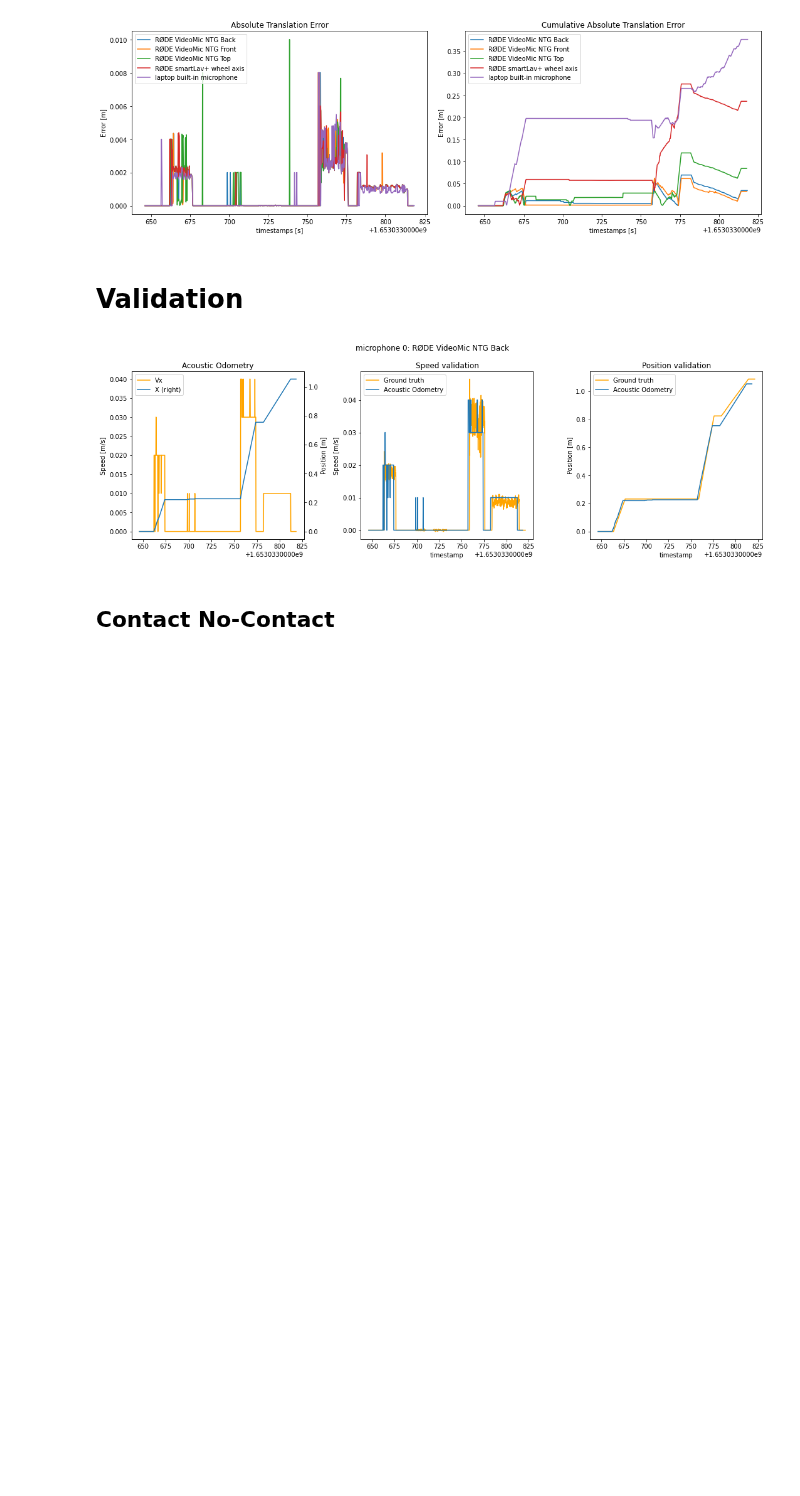
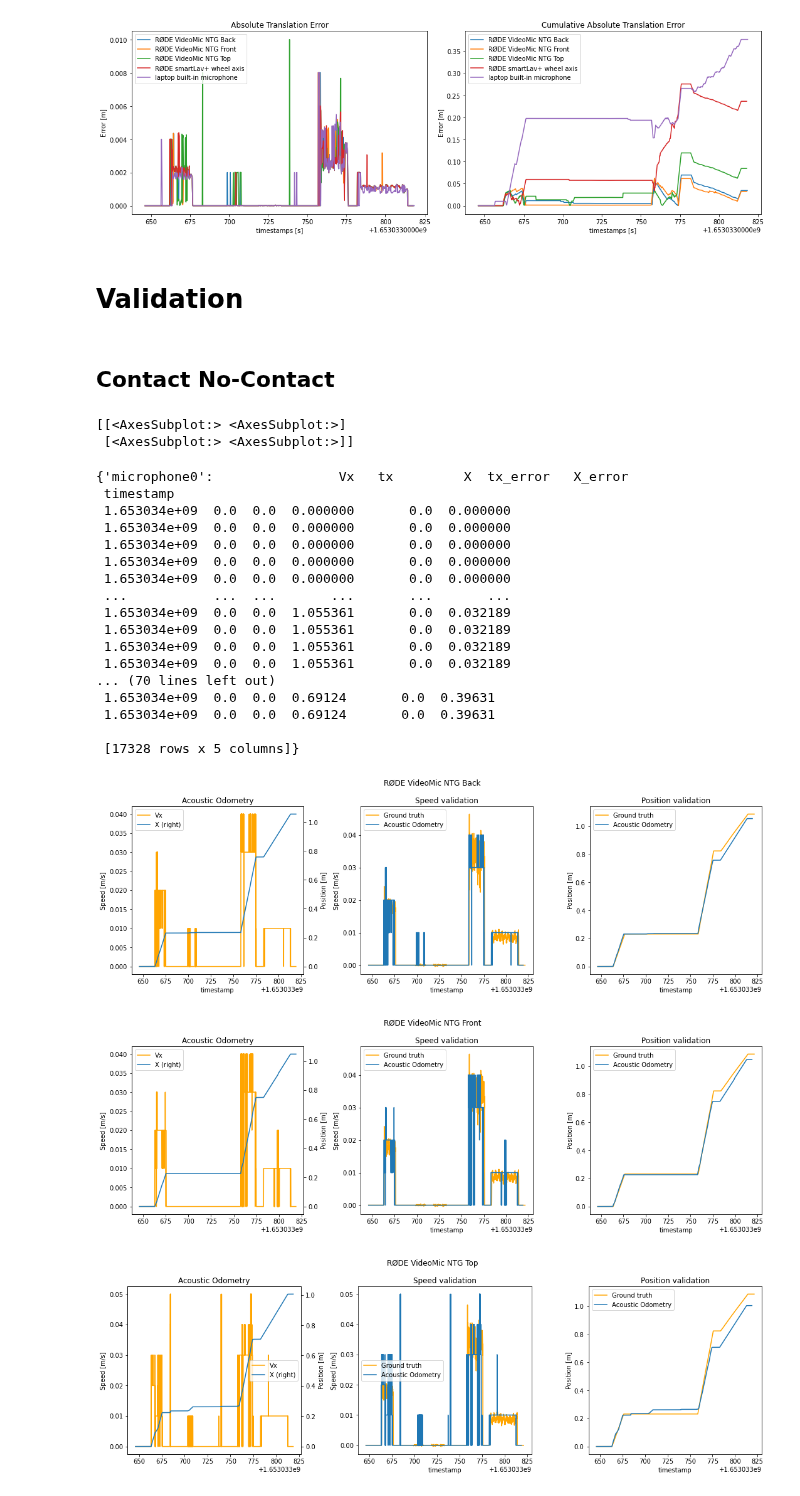
Before and after one commit to AcousticOdometry/AO, a Jupyter notebook: notebooks/odometry.ipynb, the cells around one changed output. Cells and saved outputs as stored; diff of their text form; code cells hidden in the pictures; blank space fills up the shorter version.

Commit message:
regenerated odometry

```diff
--- a/notebooks/odometry.ipynb
+++ b/notebooks/odometry.ipynb
@@ -218,7 +218,11 @@ model = ao.AO(
     num_frames=120,
     )
 # %%
-def generate_odometry(wav_file: Path, model: ao.AO, pbar: Optional[tqdm] = None) -> pd.DataFrame:
+def generate_odometry(
+        wav_file: Path,
+        model: ao.AO,
+        pbar: Optional[tqdm] = None
+    ) -> pd.DataFrame:
     """Generates odometry from a wav file using the provided model
 
     Args:
@@ -261,6 +265,7 @@ def generate_odometry(wav_file: Path, model: ao.AO, pbar: Optional[tqdm] = None)
 def get_odometry(
         wav_file: Path,
         model: ao.AO,
+        pbar: Optional[tqdm] = None,
         force_generation: bool = False
     ) -> pd.DataFrame:
     odometry_path = wav_file.parent / str(model) / wav_file.with_suffix(
@@ -270,7 +275,7 @@ def get_odometry(
         odom = pd.read_csv(odometry_path, index_col='timestamp')
     else:
         odometry_path.parent.mkdir(exist_ok=True)
-        odom = generate_odometry(wav_file, model)
+        odom = generate_odometry(wav_file, model, pbar=pbar)
         odom.to_csv(odometry_path, index_label='timestamp')
     return odom
 
@@ -360,7 +365,7 @@ def plot_odometry_evaluation(
         )
     odom.plot(ax=ax, y=['X'], label=['Acoustic Odometry'])
     if recording_config is not None:
-        fig.suptitle(config['name'])
+        fig.suptitle(recording_config['name'])
     fig.tight_layout()
     return fig, axs
 
@@ -412,34 +417,58 @@ fig.tight_layout()
 # Validation
 # %%
 def validate_model(
-    model: ao.Ao,
+    model: ao.AO,
     recording: Path,
     plot: bool = False,
     ) -> pd.DataFrame:
     # Get ground truth and config
     ground_truth = get_recording_ground_truth(recording=recording)
     results = {}
-    for wav_file in recording.glob('*.wav'):
+    pbar = tqdm(unit='frames')
+    for wav_file in sorted(recording.glob('*.wav')):
         config = ao.io.yaml_load(wav_file.with_suffix('.yaml'))
-        # Generate odometry
-        odom = get_odometry(wav_file, model)
-        # Add errors to odometry
+        odom = get_odometry(wav_file, model, pbar=pbar)
         metrics = evaluate_odometry(odom, ground_truth)
         results[wav_file.stem] = odom
         if plot:
             fig, _ = plot_odometry_evaluation(
                 odom, ground_truth, config, metrics
                 )
+            # wav_file.parent / str(model) / wav_file.with_suffix(
+            #     '.odometry.csv'
+            #     ).name
             fig.savefig(wav_file.with_suffix('.png'))
+    pbar.close()
     if plot:
         fig, axs = plt.subplots(2, 2, figsize=(15, 5))
         print(axs)
     return results
-# %% [output]
-[figure, removed]
 # %% [markdown]
 ## Contact No-Contact
 # %%
-validate_model(
+_ = validate_model(
     model, VALIDATION_FOLDER / 'date_2022-05-20;time_16-59-56', plot=True
     )
+# %% [output]
+[[<AxesSubplot:> <AxesSubplot:>]
+ [<AxesSubplot:> <AxesSubplot:>]]
+{'microphone0':                Vx   tx         X  tx_error   X_error
+ timestamp
+ 1.653034e+09  0.0  0.0  0.000000       0.0  0.000000
+ 1.653034e+09  0.0  0.0  0.000000       0.0  0.000000
+ 1.653034e+09  0.0  0.0  0.000000       0.0  0.000000
+ 1.653034e+09  0.0  0.0  0.000000       0.0  0.000000
+ 1.653034e+09  0.0  0.0  0.000000       0.0  0.000000
+ ...           ...  ...       ...       ...       ...
+ 1.653034e+09  0.0  0.0  1.055361       0.0  0.032189
+ 1.653034e+09  0.0  0.0  1.055361       0.0  0.032189
+ 1.653034e+09  0.0  0.0  1.055361       0.0  0.032189
+ 1.653034e+09  0.0  0.0  1.055361       0.0  0.032189
+... (70 lines left out)
+ 1.653034e+09  0.0  0.0  0.69124       0.0  0.39631
+ 1.653034e+09  0.0  0.0  0.69124       0.0  0.39631
+
+ [17328 rows x 5 columns]}
+[figure, added]
+[figure, added]
+[figure, added]
```
Also changed, not shown: parts of 3 cells of this notebook.
